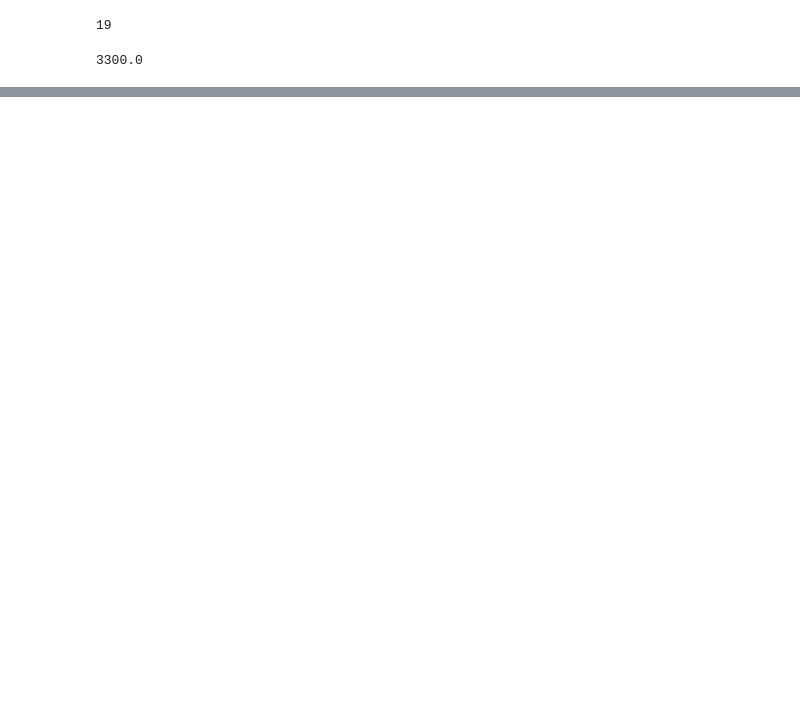
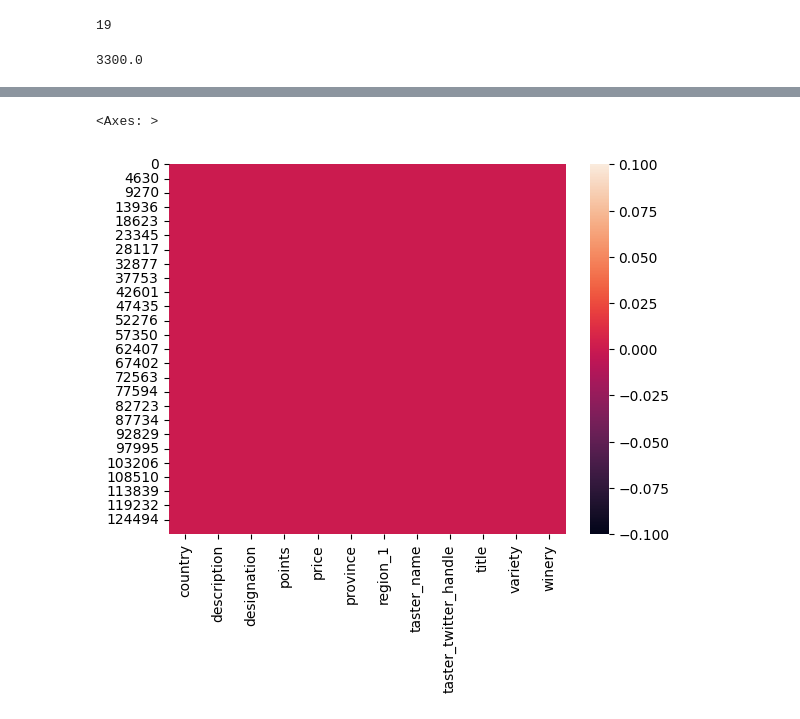
Before and after one commit to schdlr50/SF_EDA_1, a Jupyter notebook: EDA_1.ipynb, the cells around one changed output, grey strips where cells are left out. Saved outputs shown, nothing was run; the diff lists cells and outputs as text; code cells hidden in the pictures; blank space fills up the shorter version.

```diff
--- a/EDA_1.ipynb
+++ b/EDA_1.ipynb
@@ -57,0 +129,2 @@ dtype: int64
+# %%
+data=data.drop(['region_2'], axis=1)
@@ -57,0 +149,10 @@ dtype: int64
+# %%
+data['designation']=data['description'].fillna('unknown')
+data['region_1']=data['region_1'].fillna('unknown')
+data['taster_name']=data['taster_name'].fillna('unknown')
+data['taster_twitter_handle']=data['taster_twitter_handle'].fillna('unknown')
+data['country']=data['country'].fillna('UA')
+data['price']=data['price'].fillna(data['price'].mean())
+data['province']=data['province'].fillna('California')
+data['variety']=data['variety'].fillna('Pinot Noir')
+data.info()
@@ -57,0 +179,5 @@ dtype: int64
+# %%
+sns.heatmap(data.isnull()) # проверка на пробелы в сете
+# %% [output]
+<Axes: >
+[figure, added]
```
Also changed, not shown: parts of 18 cells of this notebook, 1 other file.
